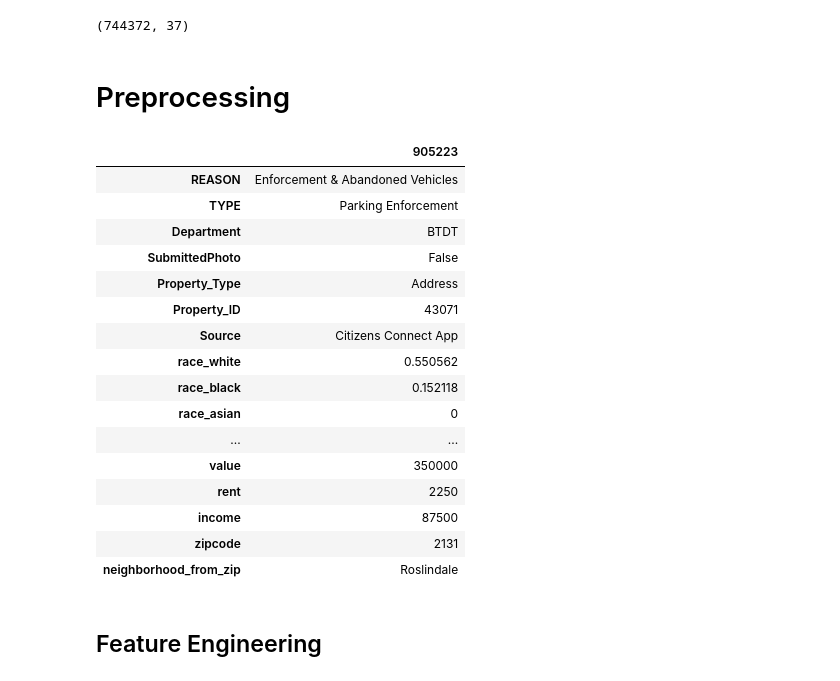
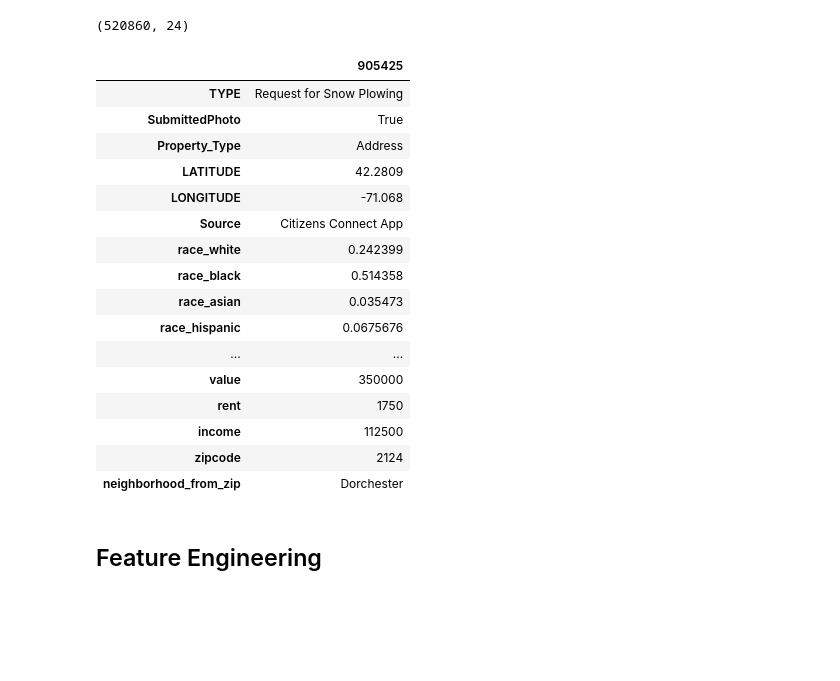
Before and after one commit to aok1425/311-prediction-times, a Jupyter notebook: 03 modeling/06 LassoCV grid search w the kitchen sink.ipynb, the cells around one changed output. Drawn from its saved outputs; the diff is of its cells as text; code cells hidden in the pictures; blank space fills up the shorter version.

```diff
--- a/03 modeling/06 LassoCV grid search w the kitchen sink.ipynb
+++ b/03 modeling/06 LassoCV grid search w the kitchen sink.ipynb
@@ -16,12 +16,7 @@ sns.set_context("poster")
 from scipy.sparse import csr_matrix
 from zipcode_mapping import zipcode_mapping
 # %%
-df = pd.read_pickle('../data/data_w_transformed_census_and_removed_invalid_rows_and_cols_and_fixed_zips_and_descs_and_dropped_latlongs.pkl')
+df = pd.read_pickle('../data/data_w_transformed_census_and_removed_invalid_rows_and_cols_and_fixed_zips_and_descs_and_dropped_latlongs_and_more_dropped_cols_and_rows.pkl')
 df.shape
 # %% [output]
-(744372, 37)
+(520860, 24)
-# %% [markdown]
-# Preprocessing
-# %%
-df.Property_Type = df.Property_Type.fillna('other')
-df.Property_ID = df.Property_ID.fillna('other')
@@ -45,23 +23,23 @@ new_df = df.drop(cols_to_drop, axis=1)
 # %%
-new_df.head(1).T
+df.head(1).T
 # %% [output]
-|  | 905223 |
-| REASON | Enforcement & Abandoned Vehicles |
-| TYPE | Parking Enforcement |
-| Department | BTDT |
-| SubmittedPhoto | False |
+|  | 905425 |
+| TYPE | Request for Snow Plowing |
+| SubmittedPhoto | True |
 | Property_Type | Address |
-| Property_ID | 43071 |
+| LATITUDE | 42.2809 |
+| LONGITUDE | -71.068 |
 | Source | Citizens Connect App |
-| race_white | 0.550562 |
-| race_black | 0.152118 |
-| race_asian | 0 |
+| race_white | 0.242399 |
+| race_black | 0.514358 |
+| race_asian | 0.035473 |
+| race_hispanic | 0.0675676 |
 | ... | ... |
 | value | 350000 |
-| rent | 2250 |
-| income | 87500 |
-| zipcode | 2131 |
-| neighborhood_from_zip | Roslindale |
+| rent | 1750 |
+| income | 112500 |
+| zipcode | 2124 |
+| neighborhood_from_zip | Dorchester |
 # %% [markdown]
 ## Feature Engineering
 # %% [markdown]
```
Also changed, not shown: parts of 16 cells of this notebook, 1 other file.
